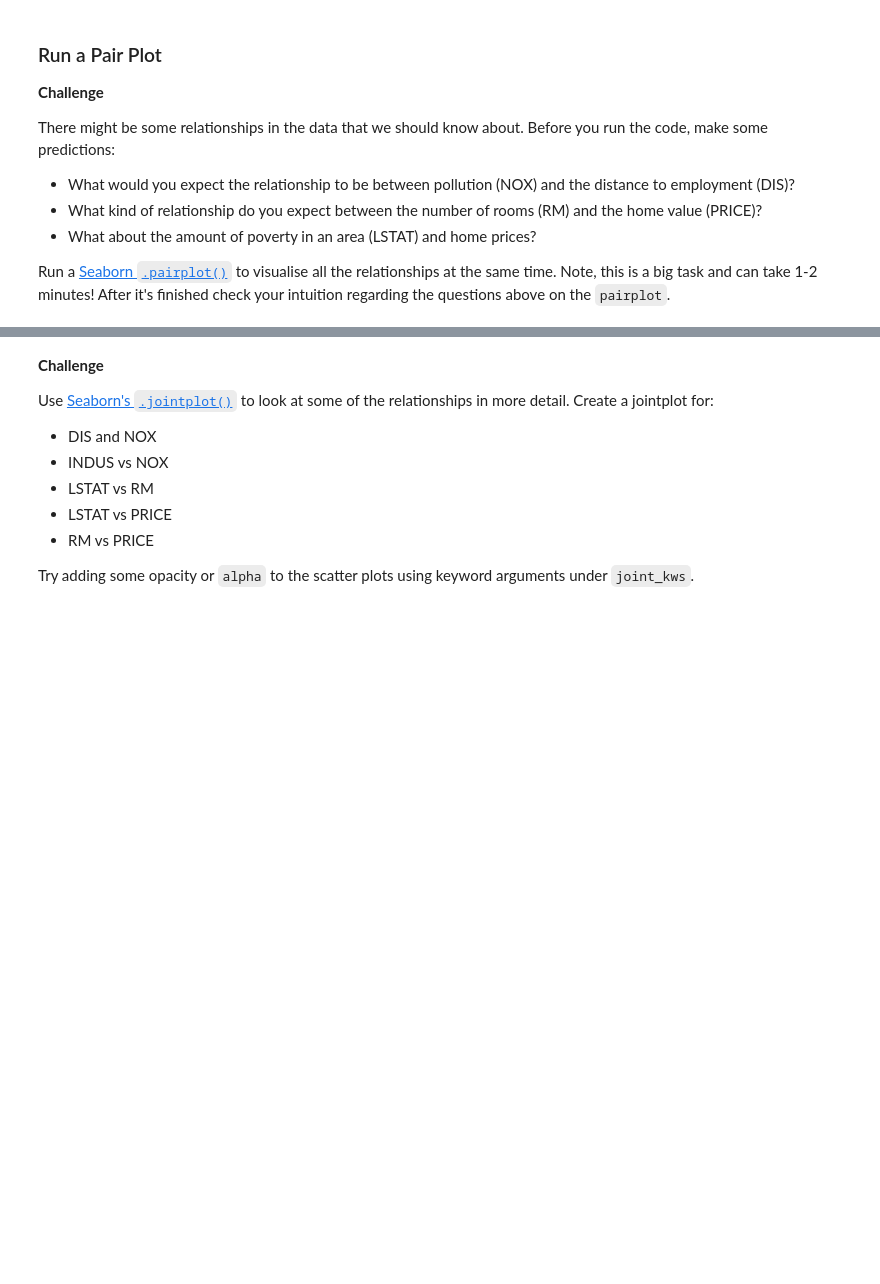
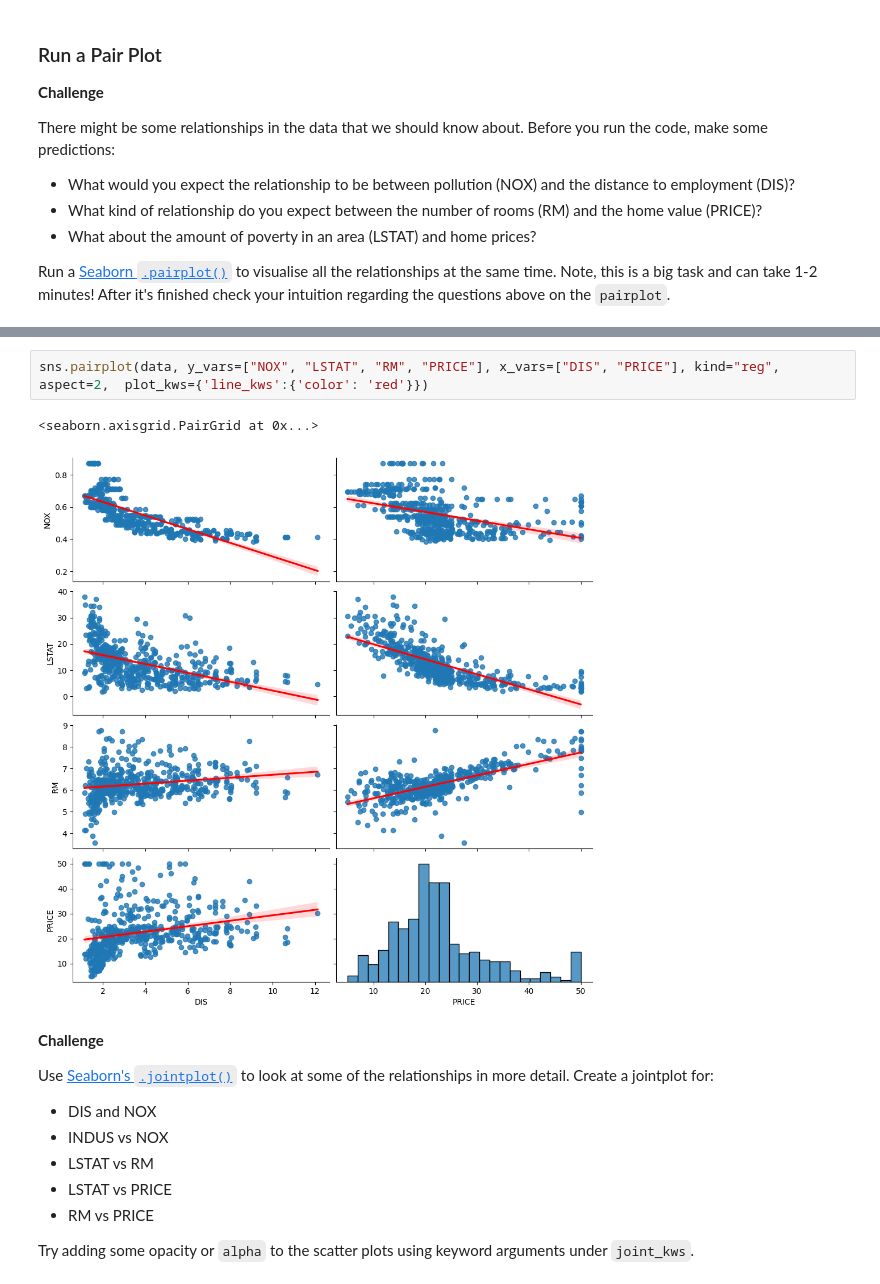
Before and after one commit to shahiddhariwala/boston_housing_prediction, a Jupyter notebook: Multivariable_Regression_and_Valuation_Model_(start).ipynb, the cells around one changed output, grey strips where cells are left out. Drawn from its saved outputs; the diff is of its cells as text; blank space fills up the shorter version.

```diff
--- a/Multivariable_Regression_and_Valuation_Model_(start).ipynb
+++ b/Multivariable_Regression_and_Valuation_Model_(start).ipynb
@@ -307,3 +340,8 @@ Run a [Seaborn `.pairplot()`](https://seaborn.pydata.org/generated/seaborn.pairp
+# %%
+sns.pairplot(data, y_vars=["NOX", "LSTAT", "RM", "PRICE"], x_vars=["DIS", "PRICE"], kind="reg", aspect=2,  plot_kws={'line_kws':{'color': 'red'}})
+# %% [output]
+<seaborn.axisgrid.PairGrid at 0x...>
+[figure, added]
 # %% [markdown]
 **Challenge**
 
```
Also changed, not shown: parts of 4 cells of this notebook.
